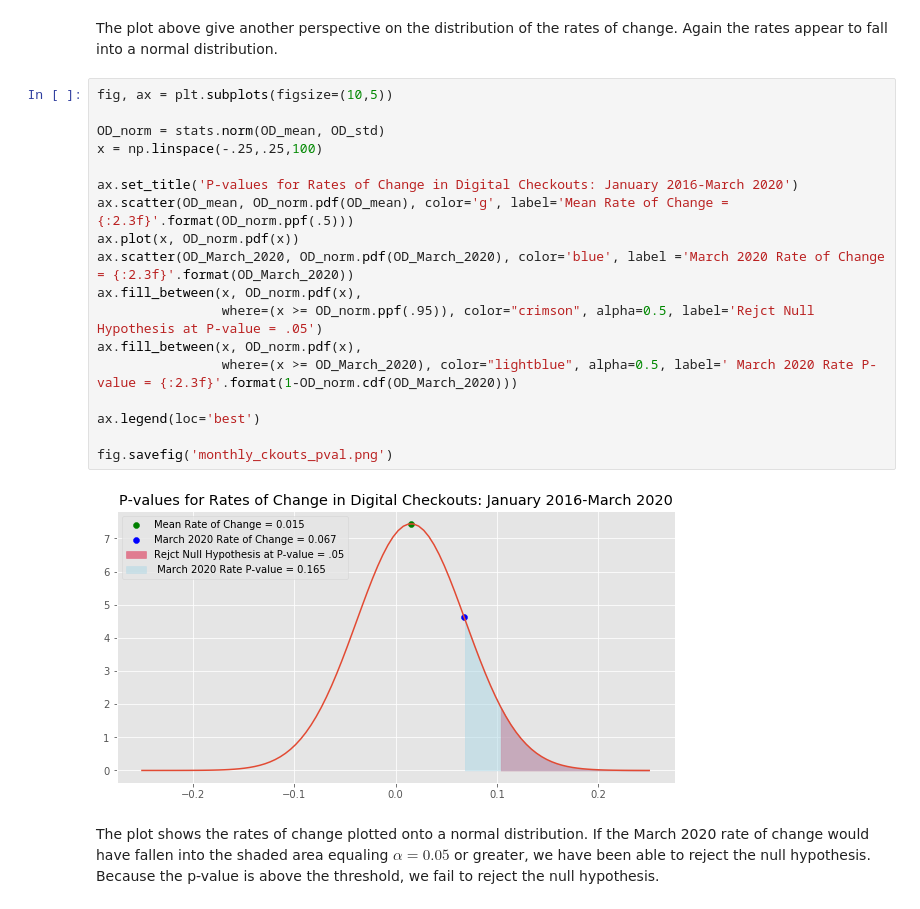
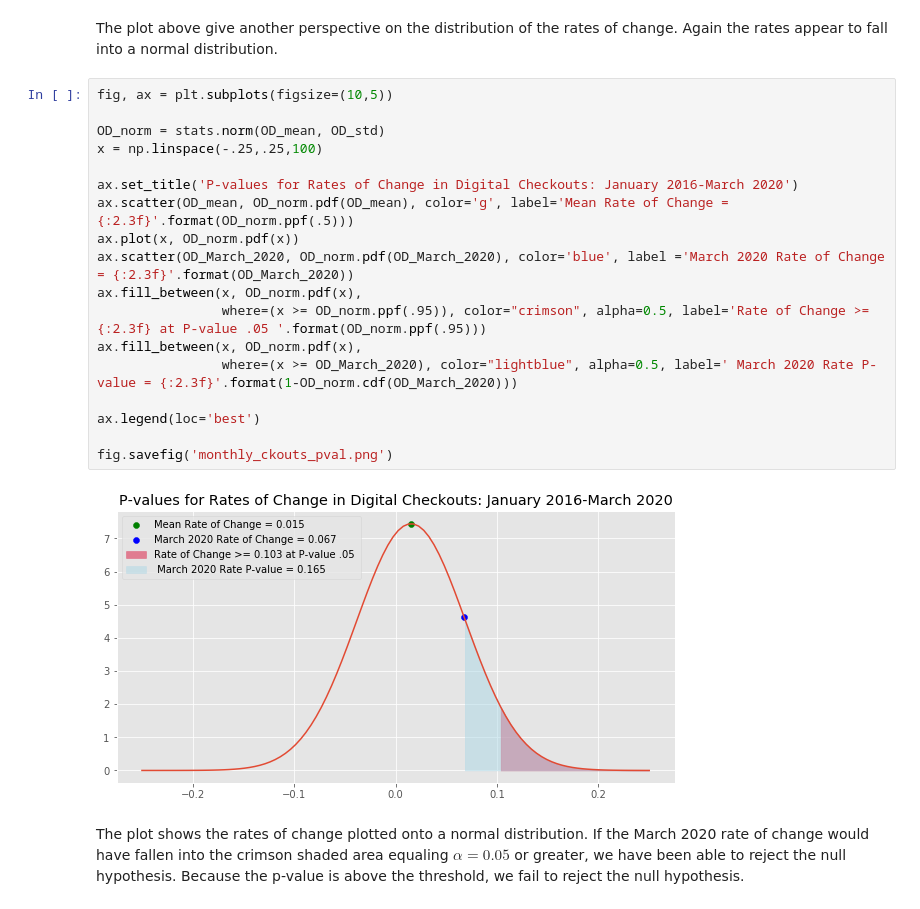
Before and after one commit to TheMrLively/seattle_library, a Jupyter notebook: seattle_library_final.ipynb, the cells around one changed output. Saved outputs shown, nothing was run; the diff lists cells and outputs as text.

```diff
--- a/seattle_library_final.ipynb
+++ b/seattle_library_final.ipynb
@@ -218,22 +219,22 @@ The plot above give another perspective on the distribution of the rates of chan
 # %%
 fig, ax = plt.subplots(figsize=(10,5))
 
 OD_norm = stats.norm(OD_mean, OD_std)
 x = np.linspace(-.25,.25,100)
 
 ax.set_title('P-values for Rates of Change in Digital Checkouts: January 2016-March 2020')
 ax.scatter(OD_mean, OD_norm.pdf(OD_mean), color='g', label='Mean Rate of Change = {:2.3f}'.format(OD_norm.ppf(.5)))
 ax.plot(x, OD_norm.pdf(x))
 ax.scatter(OD_March_2020, OD_norm.pdf(OD_March_2020), color='blue', label ='March 2020 Rate of Change = {:2.3f}'.format(OD_March_2020))
 ax.fill_between(x, OD_norm.pdf(x),
-                where=(x >= OD_norm.ppf(.95)), color="crimson", alpha=0.5, label='Rejct Null Hypothesis at P-value = .05')
+                where=(x >= OD_norm.ppf(.95)), color="crimson", alpha=0.5, label='Rate of Change >= {:2.3f} at P-value .05 '.format(OD_norm.ppf(.95)))
 ax.fill_between(x, OD_norm.pdf(x),
                 where=(x >= OD_March_2020), color="lightblue", alpha=0.5, label=' March 2020 Rate P-value = {:2.3f}'.format(1-OD_norm.cdf(OD_March_2020)))
 
 ax.legend(loc='best')
 
 fig.savefig('monthly_ckouts_pval.png')
 # %% [output]
-[figure, old version]
+[figure, new version]
 # %% [markdown]
-The plot shows the rates of change plotted onto a normal distribution. If the March 2020 rate of change would have fallen into the shaded area equaling $\alpha = 0.05$ or greater, we have been able to reject the null hypothesis.  Because the p-value is above the threshold, we fail to reject the null hypothesis.
+The plot shows the rates of change plotted onto a normal distribution. If the March 2020 rate of change would have fallen into the crimson shaded area equaling $\alpha = 0.05$ or greater, we have been able to reject the null hypothesis.  Because the p-value is above the threshold, we fail to reject the null hypothesis.
```
Also changed, not shown: parts of 4 cells of this notebook, 5 other files.
